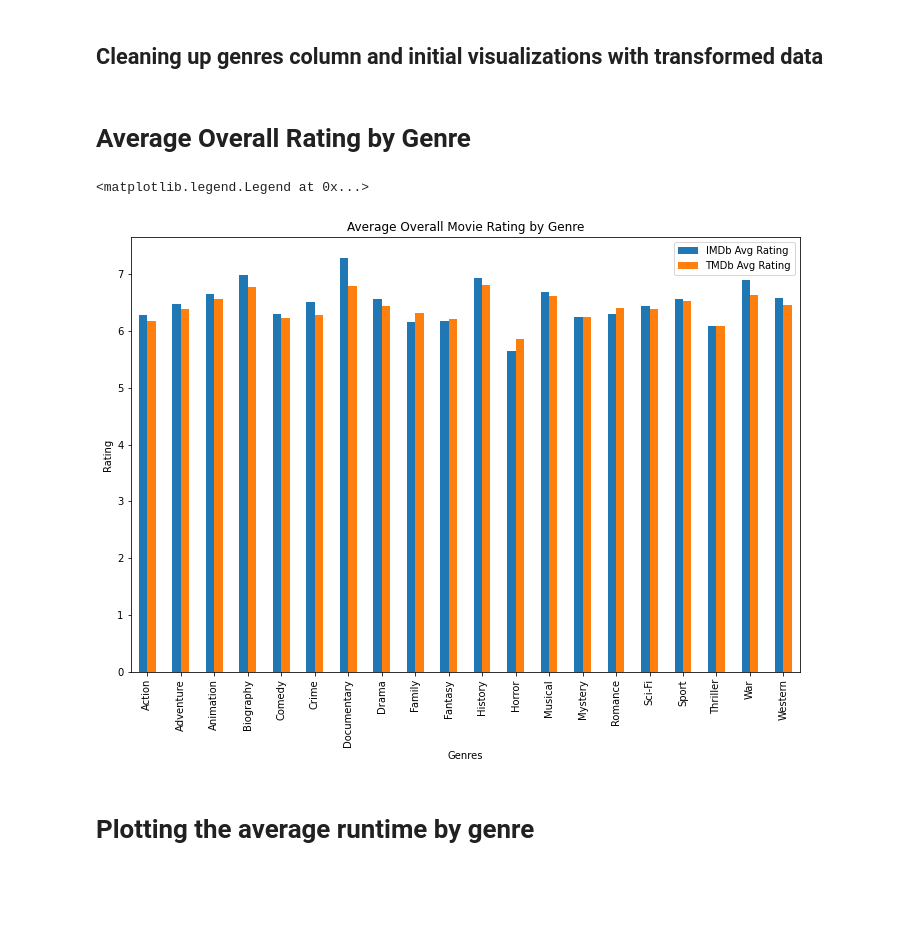
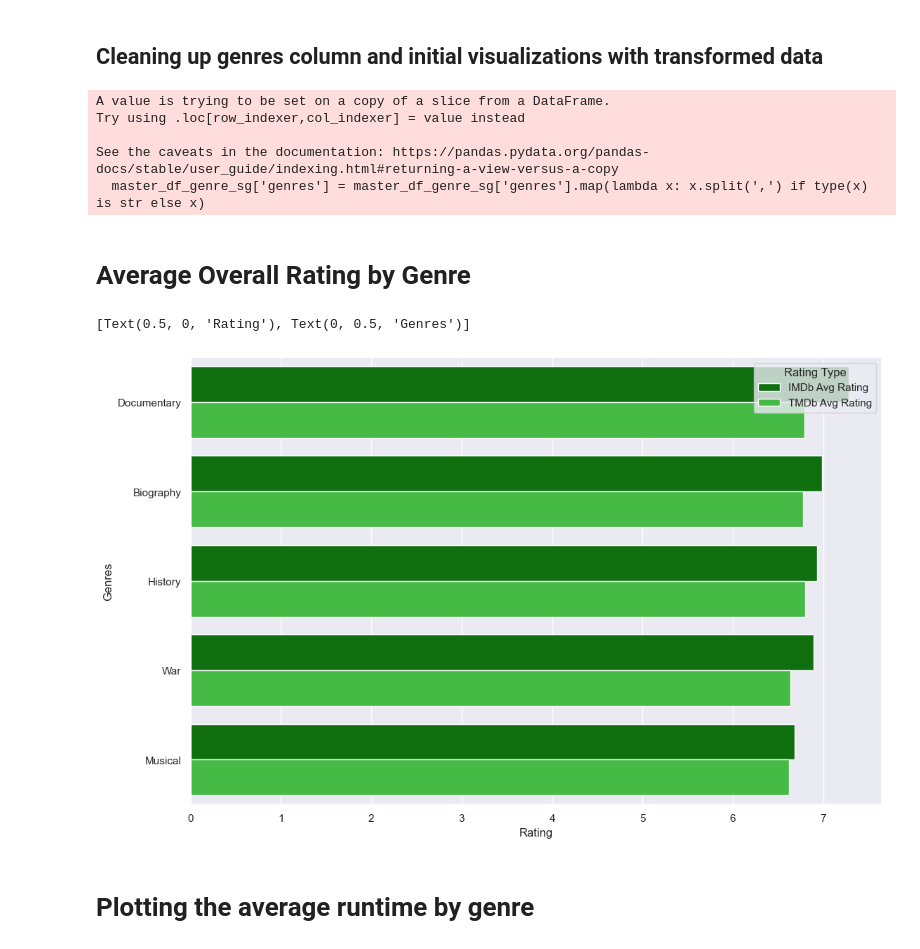
Before and after one commit to jacrivera/AI-Academy-Semester-1-Capstone-Group-5, a Jupyter notebook: Final-Workbook.ipynb, the cells around one changed output. Cells and saved outputs as stored; diff of their text form; code cells hidden in the pictures; blank space fills up the shorter version.

```diff
--- a/Final-Workbook.ipynb
+++ b/Final-Workbook.ipynb
@@ -248,6 +248,21 @@ master_df["Profit%"] = ((master_df.Total_Profit)/master_df.production_budget)*10
 # %%
 # Split genres into new rows
 master_df_genre = master_df.copy()
+
+# Used later for sub-genre analysis
+master_df_genre_sg = merged
+master_df_genre_sg = master_df_genre_sg[master_df_genre_sg['genres'].str.contains('Documentary',na=False)
+                                        | master_df_genre_sg['genres'].str.contains('Biography',na=False)
+                                        | master_df_genre_sg['genres'].str.contains('History',na=False)]
+
 master_df_genre['genres'] = master_df_genre['genres'].map(lambda x: x.split(',') if type(x) is str else x)
+master_df_genre_sg['genres'] = master_df_genre_sg['genres'].map(lambda x: x.split(',') if type(x) is str else x)
 master_df_genre = master_df_genre.explode('genres')
+master_df_genre_sg = master_df_genre_sg.explode('genres')
+# %% [output]
+A value is trying to be set on a copy of a slice from a DataFrame.
+Try using .loc[row_indexer,col_indexer] = value instead
+
+See the caveats in the documentation: https://pandas.pydata.org/pandas-docs/stable/user_guide/indexing.html#returning-a-view-versus-a-copy
+  master_df_genre_sg['genres'] = master_df_genre_sg['genres'].map(lambda x: x.split(',') if type(x) is str else x)
 # %%
@@ -262,13 +279,22 @@ master_df_genre['genres'] = master_df_genre['genres'].map(lambda x: x if x != 'M
 # %% [markdown]
 # Average Overall Rating by Genre
-# %%
-# Group rows by individual genre for comparison
-master_df_genre_grp = master_df_genre.groupby(['genres'])
-master_df_genre_grp.mean().plot(figsize=(12,8),y=['averagerating','vote_average'],kind='bar',xlabel='Genres',ylabel='Rating',title='Average Overall Movie Rating by Genre')
-plt.legend(labels=['IMDb Avg Rating','TMDb Avg Rating'])
-# %% [output]
-<matplotlib.legend.Legend at 0x...>
-[figure, removed]
+# %%
+# Get top 5 rated genres
+master_df_genre_grp = master_df_genre.groupby(['genres']).mean().sort_values(by=['averagerating','vote_average'],ascending=False).head()
+
+# Rename columns for plot
+master_df_genre_grp = master_df_genre_grp.rename(columns={'averagerating':'IMDb Avg Rating','vote_average':'TMDb Avg Rating'})
+
+# Convert to vertical format for seaborn
+master_df_genre_grp = master_df_genre_grp[['IMDb Avg Rating','TMDb Avg Rating']].stack().to_frame('value').reset_index()
+master_df_genre_grp.rename(columns={'level_1':'Rating Type'},inplace=True)
+
+# Plot
+sns.set(rc={'figure.figsize':(12.7,8.27)})
+sns.barplot(palette=['green','limegreen'],data=master_df_genre_grp,orient='h',y='genres',x='value',hue='Rating Type').set(xlabel='Rating',ylabel='Genres')
+# %% [output]
+[Text(0.5, 0, 'Rating'), Text(0, 0.5, 'Genres')]
+[figure, added]
 # %% [markdown]
 # Plotting the average runtime by genre
 # %%
```
Also changed, not shown: parts of 22 cells of this notebook.
